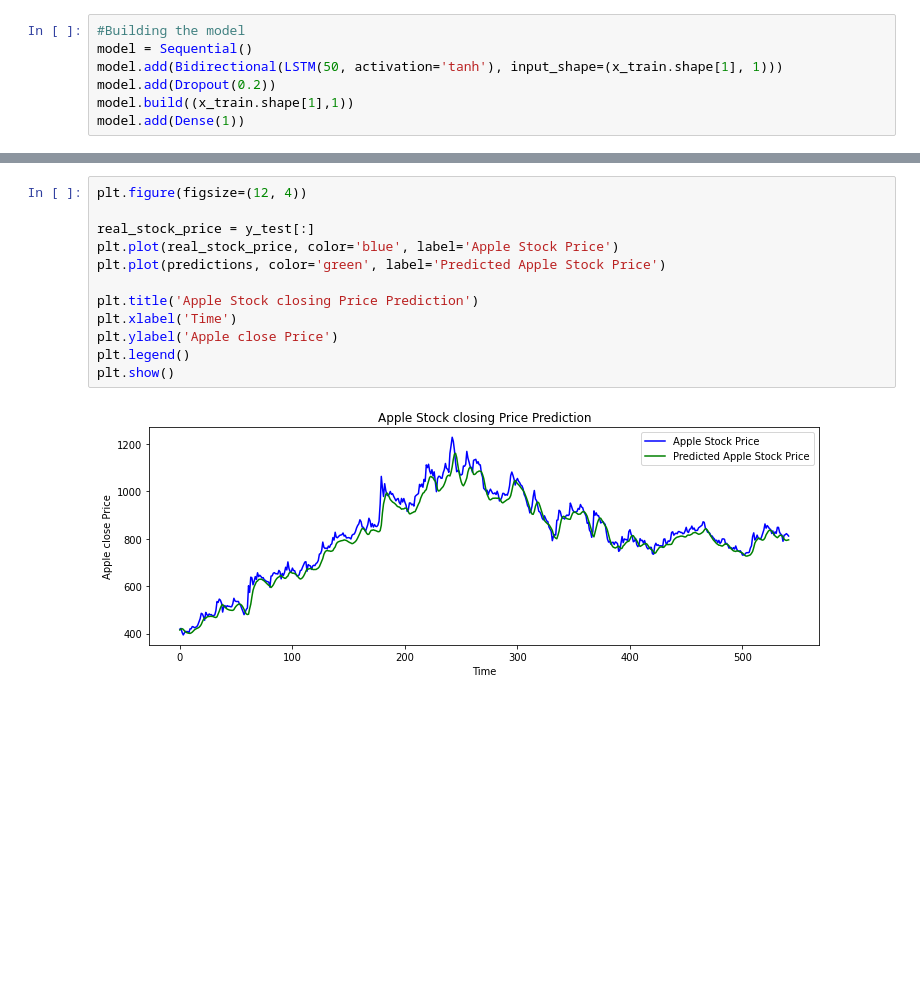
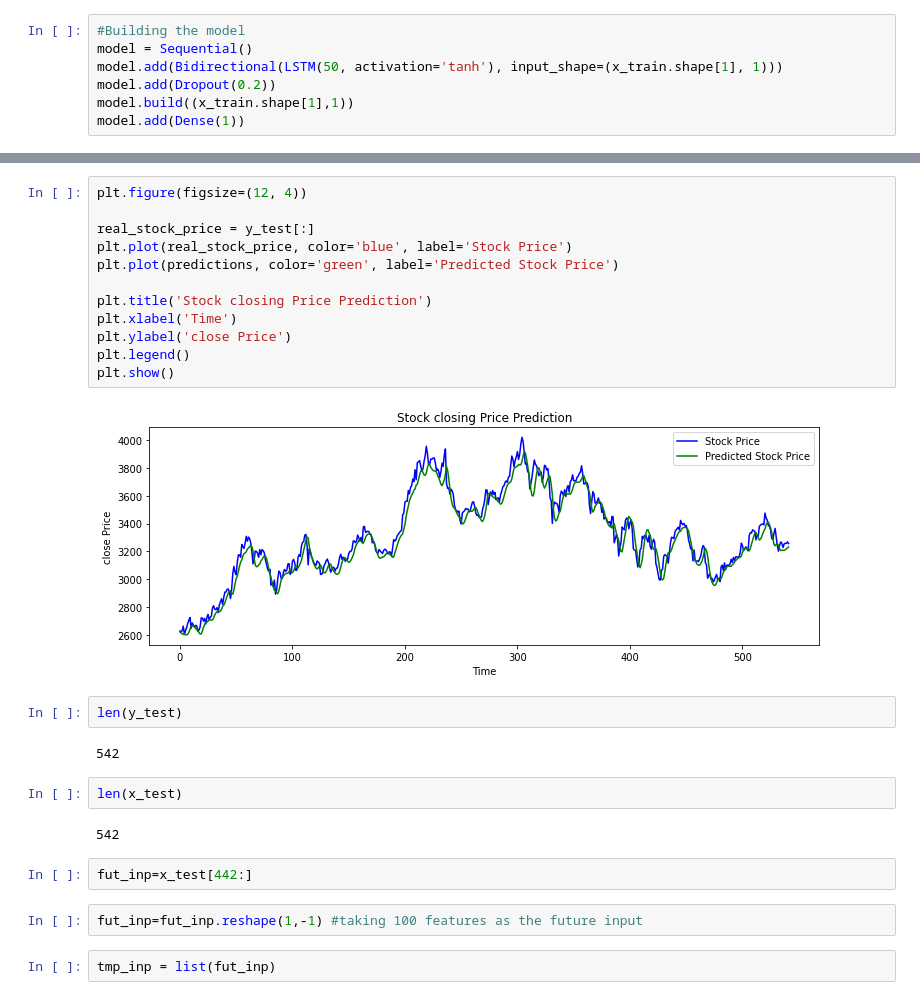
Before and after one commit to abdullah5282/BiLSTM-in-Stock-Prediction, a Jupyter notebook: BILSTM_in_Stock_prediction.ipynb, the cells around one changed output, grey strips where cells are left out. Saved outputs shown, nothing was run; the diff lists cells and outputs as text; blank space fills up the shorter version.

```diff
--- a/BILSTM_in_Stock_prediction.ipynb
+++ b/BILSTM_in_Stock_prediction.ipynb
@@ -254,14 +254,28 @@ See the caveats in the documentation: https://pandas.pydata.org/pandas-docs/stab
 # %%
 plt.figure(figsize=(12, 4))
 
 real_stock_price = y_test[:]
-plt.plot(real_stock_price, color='blue', label='Apple Stock Price')
-plt.plot(predictions, color='green', label='Predicted Apple Stock Price')
+plt.plot(real_stock_price, color='blue', label='Stock Price')
+plt.plot(predictions, color='green', label='Predicted Stock Price')
 
-plt.title('Apple Stock closing Price Prediction')
+plt.title('Stock closing Price Prediction')
 plt.xlabel('Time')
-plt.ylabel('Apple close Price')
+plt.ylabel('close Price')
 plt.legend()
 plt.show()
 # %% [output]
-[figure, old version]
+[figure, new version]
+# %%
+len(y_test)
+# %% [output]
+542
+# %%
+len(x_test)
+# %% [output]
+542
+# %%
+fut_inp=x_test[442:]
+# %%
+fut_inp=fut_inp.reshape(1,-1) #taking 100 features as the future input
+# %%
+tmp_inp = list(fut_inp)
```
Also changed, not shown: parts of 24 cells of this notebook.
